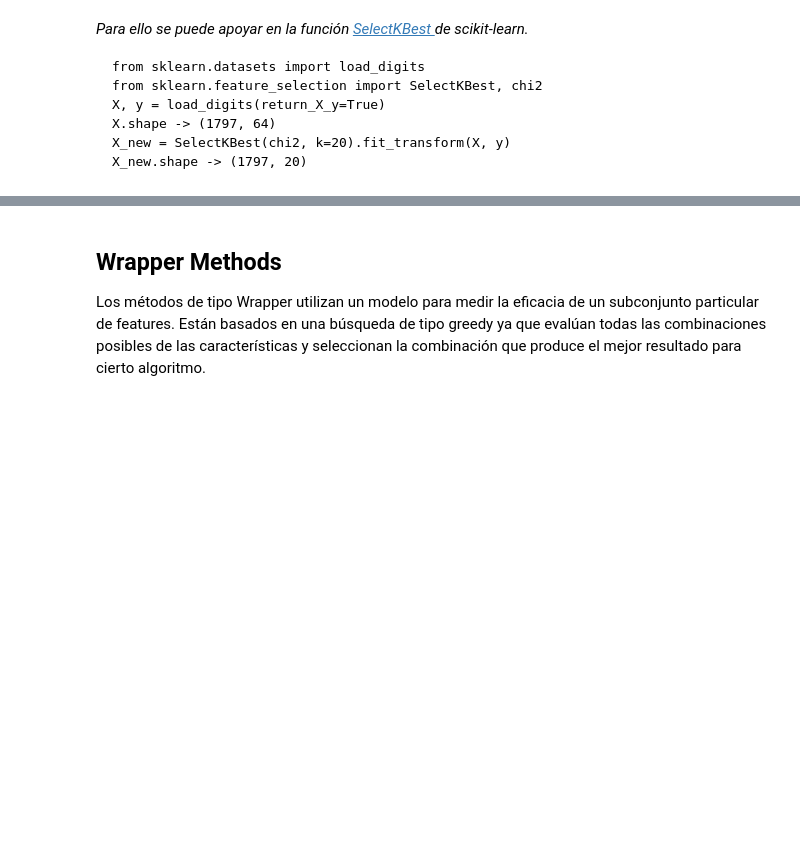
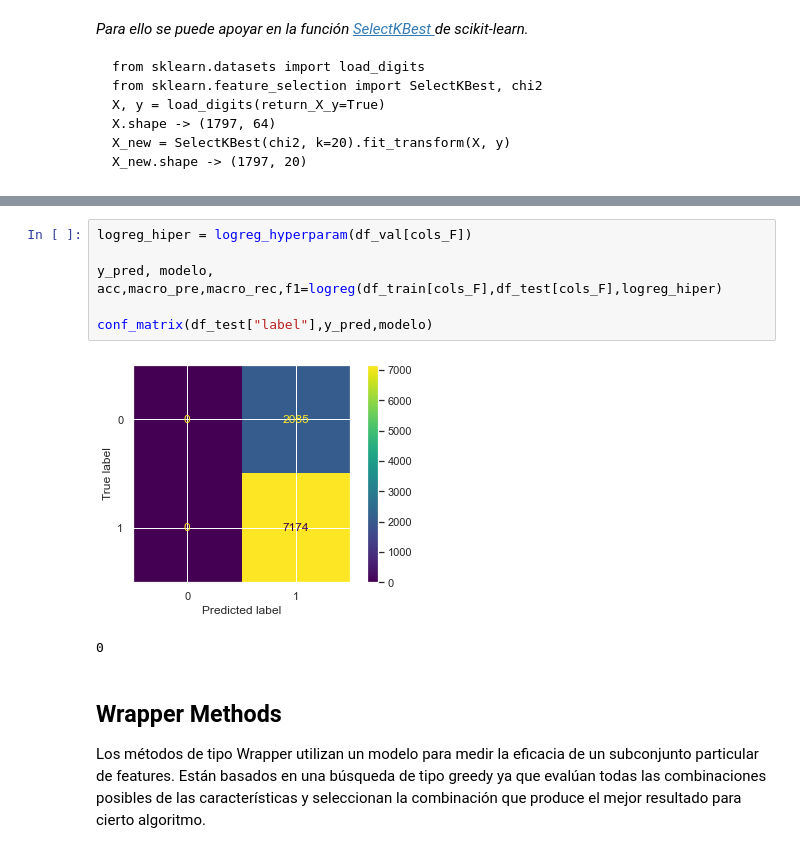
Before and after one commit to Bastian951/INF398-INTRODUCCION-AL-APRENDIZAJE-AUTOMATICO, a Jupyter notebook: Tarea 1/Tarea_1_ML_2022_1.ipynb, the cells around one changed output, grey strips where cells are left out. Saved outputs shown, nothing was run; the diff lists cells and outputs as text; blank space fills up the shorter version.

```diff
--- a/Tarea 1/Tarea_1_ML_2022_1.ipynb
+++ b/Tarea 1/Tarea_1_ML_2022_1.ipynb
@@ -807,3 +879,12 @@ X_new.shape -> (1797, 20)
+# %%
+logreg_hiper = logreg_hyperparam(df_val[cols_F])
+
+y_pred, modelo, acc,macro_pre,macro_rec,f1=logreg(df_train[cols_F],df_test[cols_F],logreg_hiper)
+
+conf_matrix(df_test["label"],y_pred,modelo)
+# %% [output]
+[figure, added]
+0
 # %% [markdown]
 ## Wrapper Methods
 
```
Also changed, not shown: parts of 29 cells of this notebook.
